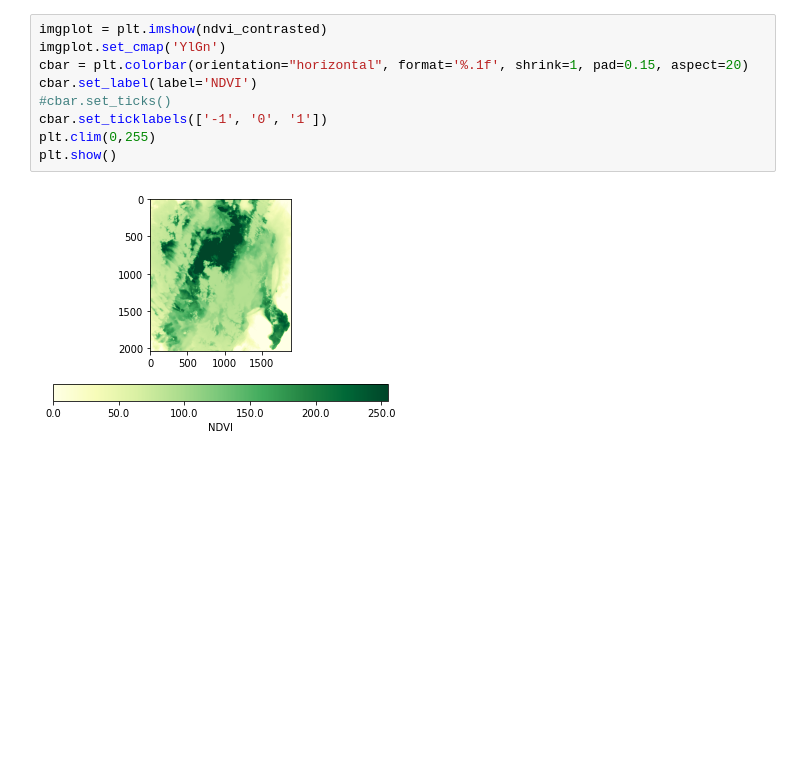
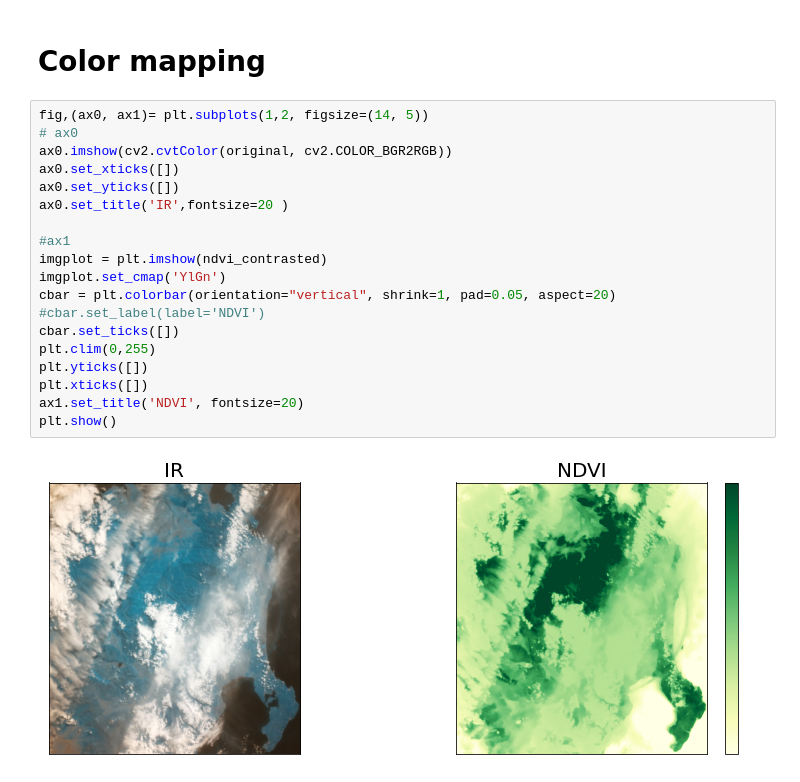
Before and after one commit to tommaso-dognini/astroPi_F2D2, a Jupyter notebook: analisi_phase4/notebook.ipynb, the cells around one changed output. Saved outputs shown, nothing was run; the diff lists cells and outputs as text; blank space fills up the shorter version.

Commit message:
IR and NDVI in same plot

```diff
--- a/analisi_phase4/notebook.ipynb
+++ b/analisi_phase4/notebook.ipynb
@@ -48,13 +58,25 @@ contrasted = contrast(original)
 ndvi = calc_ndvi(contrasted)
 ndvi_contrasted = contrast(ndvi)
+# %% [markdown]
+# Color mapping
 # %%
+fig,(ax0, ax1)= plt.subplots(1,2, figsize=(14, 5))
+# ax0
+ax0.imshow(cv2.cvtColor(original, cv2.COLOR_BGR2RGB))
+ax0.set_xticks([])
+ax0.set_yticks([])
+ax0.set_title('IR',fontsize=20 )
+
+#ax1
 imgplot = plt.imshow(ndvi_contrasted)
 imgplot.set_cmap('YlGn')
-cbar = plt.colorbar(orientation="horizontal", format='%.1f', shrink=1, pad=0.15, aspect=20)
-cbar.set_label(label='NDVI')
-#cbar.set_ticks()
-cbar.set_ticklabels(['-1', '0', '1'])
+cbar = plt.colorbar(orientation="vertical", shrink=1, pad=0.05, aspect=20)
+#cbar.set_label(label='NDVI')
+cbar.set_ticks([])
 plt.clim(0,255)
+plt.yticks([])
+plt.xticks([])
+ax1.set_title('NDVI', fontsize=20)
 plt.show()
 # %% [output]
-[figure, old version]
+[figure, new version]
```
Also changed, not shown: parts of 5 cells of this notebook, 16 other files.
